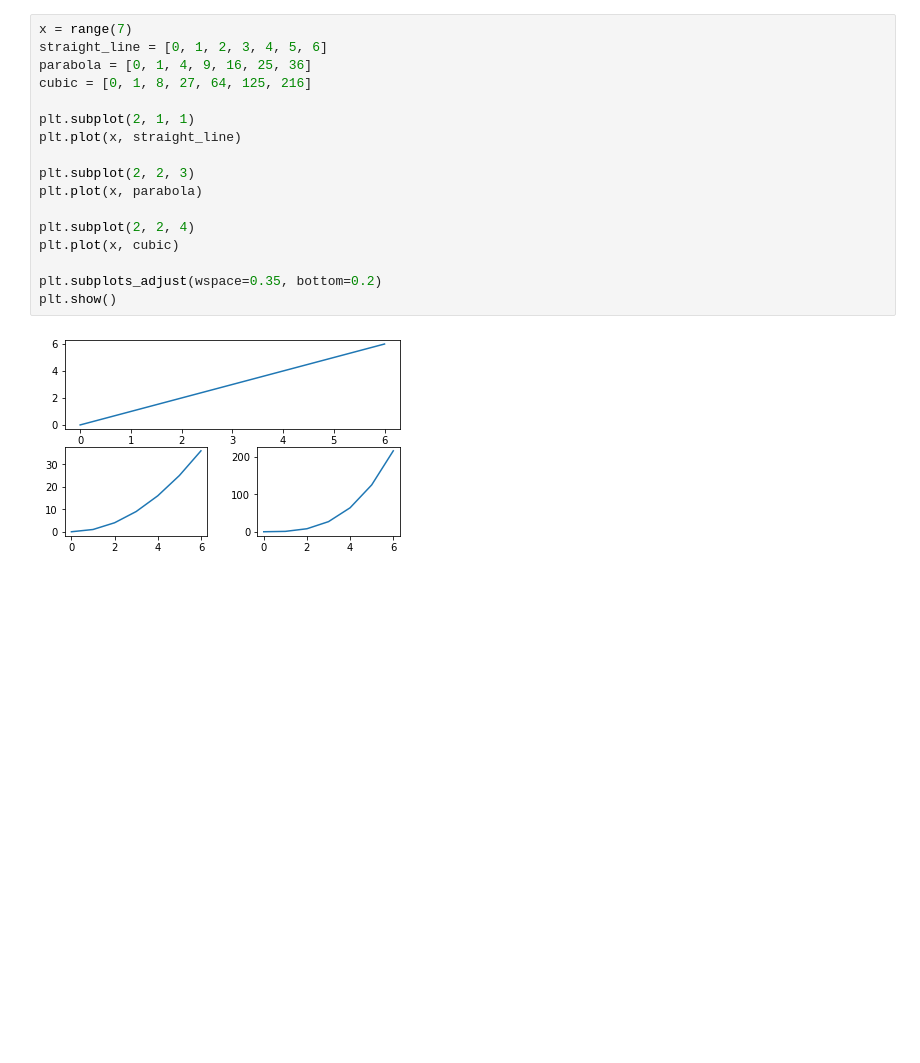
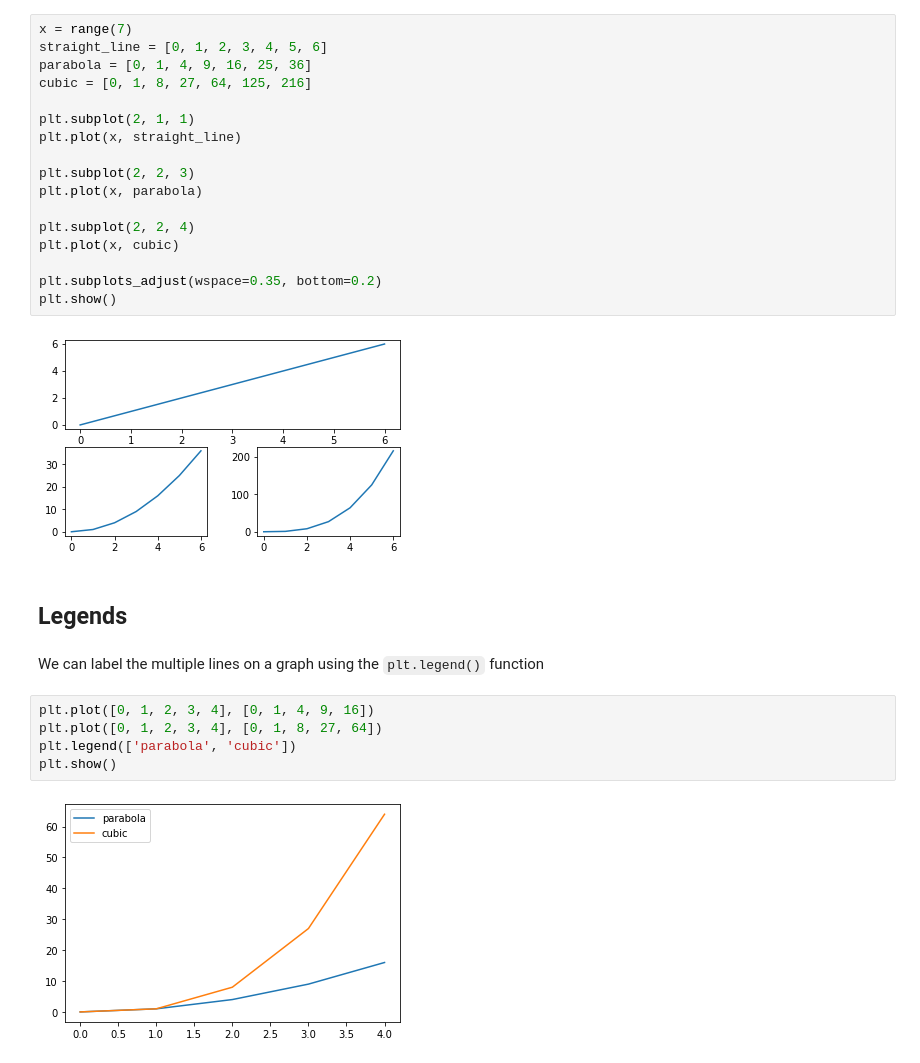
Before and after one commit to carlota-moh/notes, a Jupyter notebook: Data_visualization.ipynb, the cells around one changed output. Drawn from its saved outputs; the diff is of its cells as text; blank space fills up the shorter version.

Commit message:
Reviewed Pandas and add legends to Data Vis

```diff
--- a/Data_visualization.ipynb
+++ b/Data_visualization.ipynb
@@ -120,3 +120,14 @@ plt.subplots_adjust(wspace=0.35, bottom=0.2)
 plt.show()
 # %% [output]
 [figure]
+# %% [markdown]
+## Legends
+# %% [markdown]
+We can label the multiple lines on a graph using the `plt.legend()` function
+# %%
+plt.plot([0, 1, 2, 3, 4], [0, 1, 4, 9, 16])
+plt.plot([0, 1, 2, 3, 4], [0, 1, 8, 27, 64])
+plt.legend(['parabola', 'cubic'])
+plt.show()
+# %% [output]
+[figure, added]
```
Also changed, not shown: parts of 4 cells of this notebook, 1 other file.
